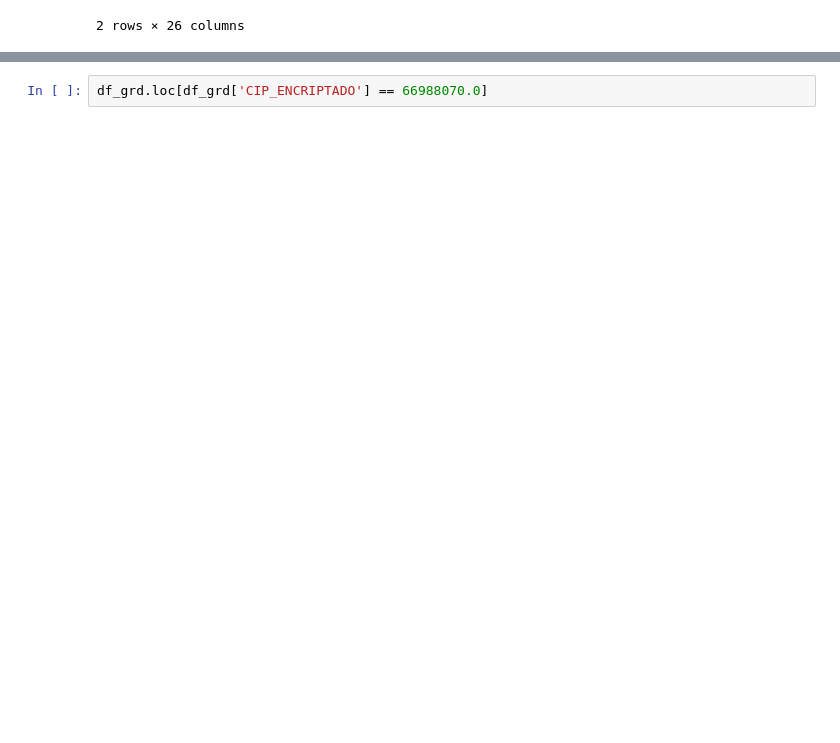
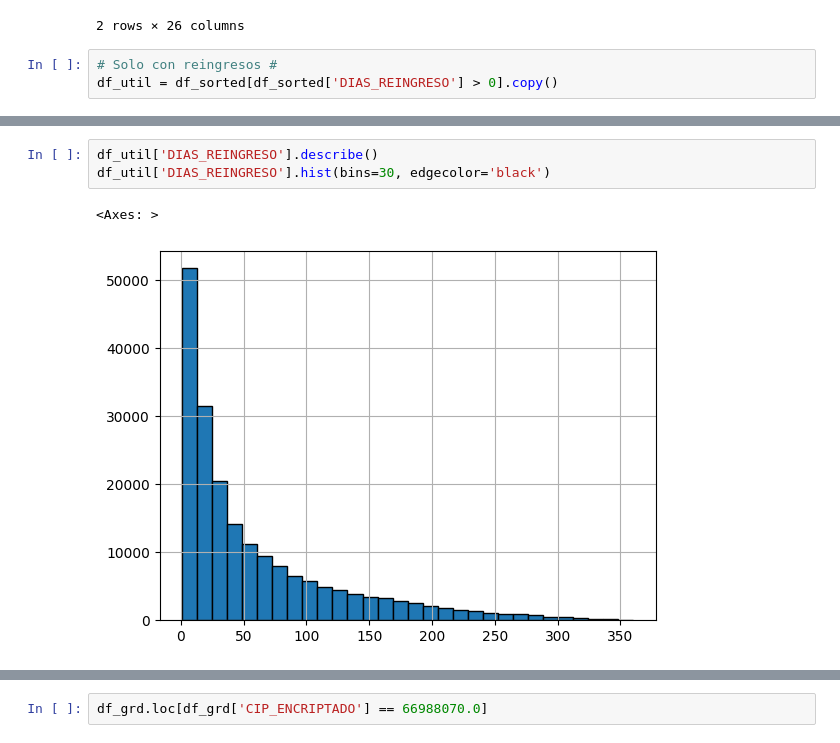
Before and after one commit to gmarinr/TOPD, a Jupyter notebook: Tratamiento_Datos.ipynb, the cells around one changed output, grey strips where cells are left out. Saved outputs shown, nothing was run; the diff lists cells and outputs as text; blank space fills up the shorter version.

```diff
--- a/Tratamiento_Datos.ipynb
+++ b/Tratamiento_Datos.ipynb
@@ -203,3 +203,6 @@ df_sorted.head(2)
 | 0 | 66988016.0 | MUJER | 1957-05-01 | COQUIMBO | URGENCIA | 2023-12-25 | 2023-12-28 | ... |
 | 1 | 66988070.0 | HOMBRE | 1977-07-12 | METROPOLITANO SURORIENTE | URGENCIA | 2023-03-29 | 2023-04-13 | ... |
 2 rows × 26 columns
+# %%
+# Solo con reingresos #
+df_util = df_sorted[df_sorted['DIAS_REINGRESO'] > 0].copy()
@@ -205,0 +216,6 @@ df_sorted.head(2)
+# %%
+df_util['DIAS_REINGRESO'].describe()
+df_util['DIAS_REINGRESO'].hist(bins=30, edgecolor='black')
+# %% [output]
+<Axes: >
+[figure, added]
```
Also changed, not shown: parts of 2 cells of this notebook.
